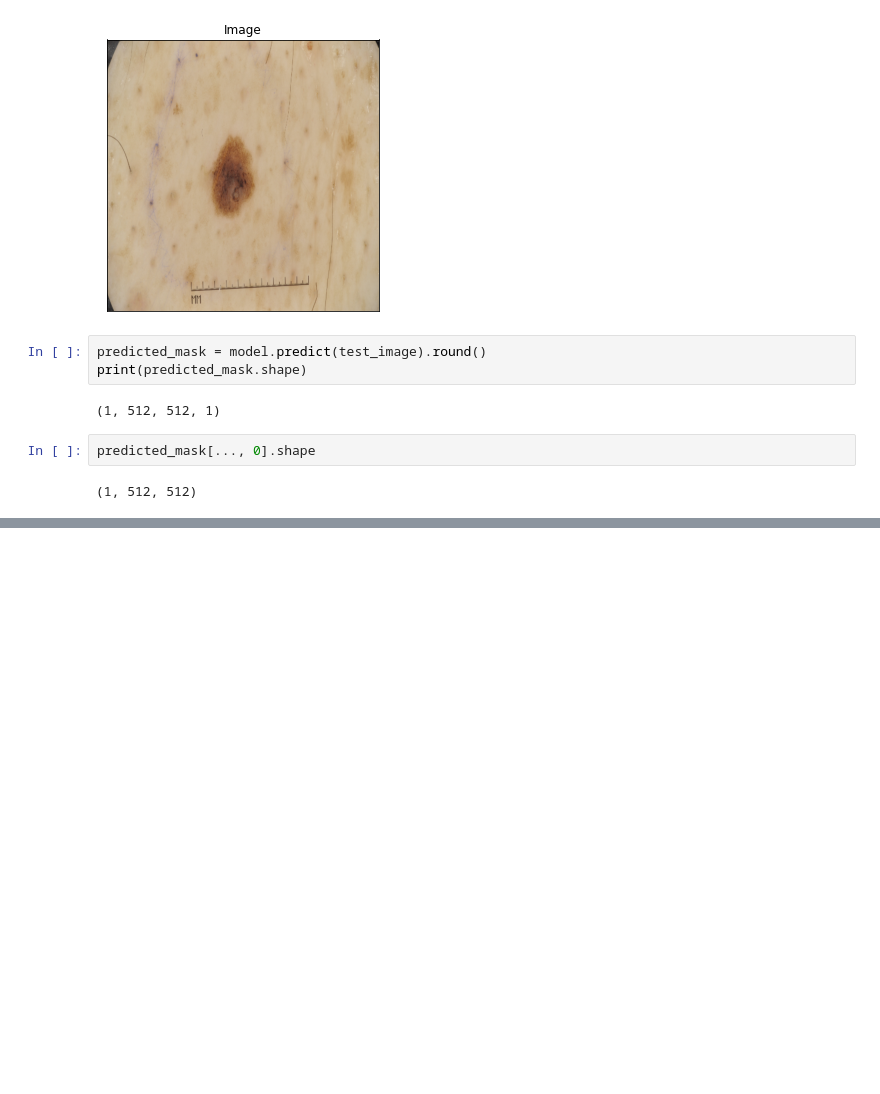
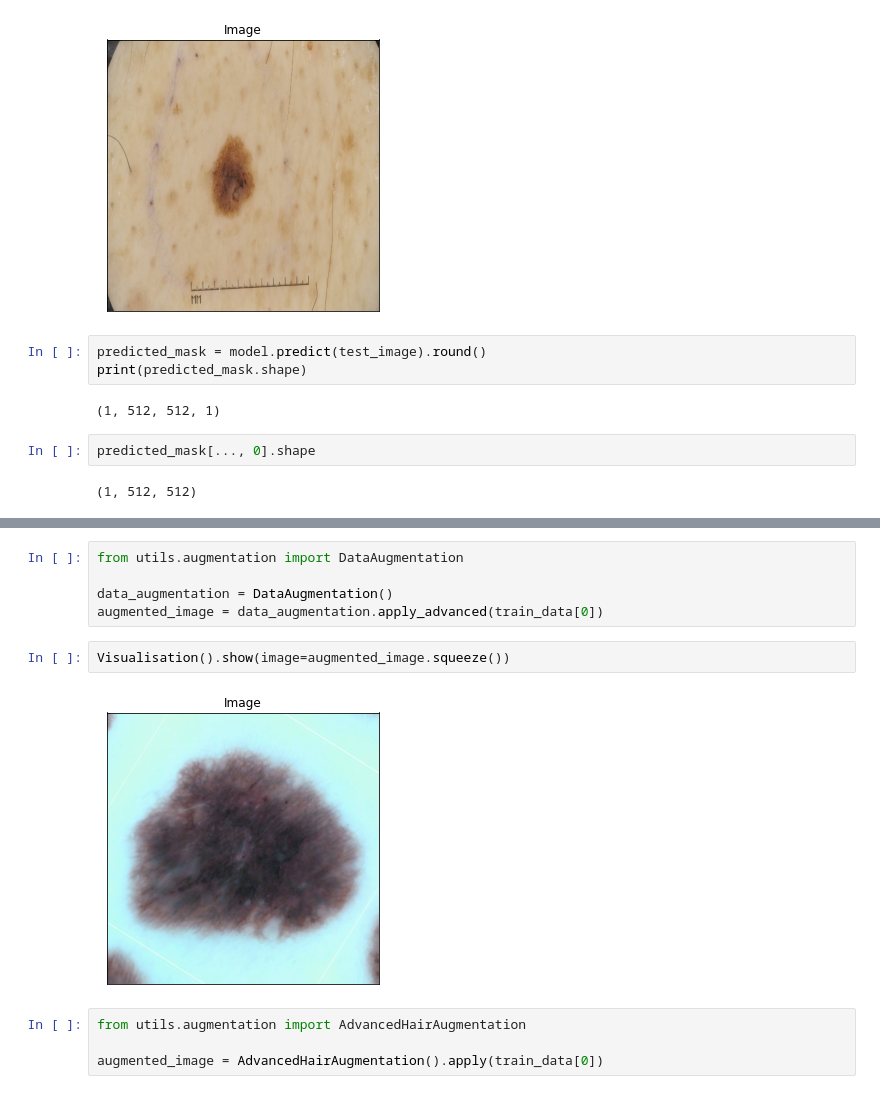
Before and after one commit to jhabr/xcs229ii_final_project, a Jupyter notebook: code/notebooks/baseline.ipynb, the cells around one changed output, grey strips where cells are left out. Saved outputs shown, nothing was run; the diff lists cells and outputs as text; blank space fills up the shorter version.

```diff
--- a/code/notebooks/baseline.ipynb
+++ b/code/notebooks/baseline.ipynb
@@ -165,0 +174,13 @@ for test_image in simple_data_loader.get_images()[:3]:
+# %%
+from utils.augmentation import DataAugmentation
+
+data_augmentation = DataAugmentation()
+augmented_image = data_augmentation.apply_advanced(train_data[0])
+# %%
+Visualisation().show(image=augmented_image.squeeze())
+# %% [output]
+[figure, added]
+# %%
+from utils.augmentation import AdvancedHairAugmentation
+
+augmented_image = AdvancedHairAugmentation().apply(train_data[0])
```
Also changed, not shown: parts of 9 cells of this notebook, 6 other files.
